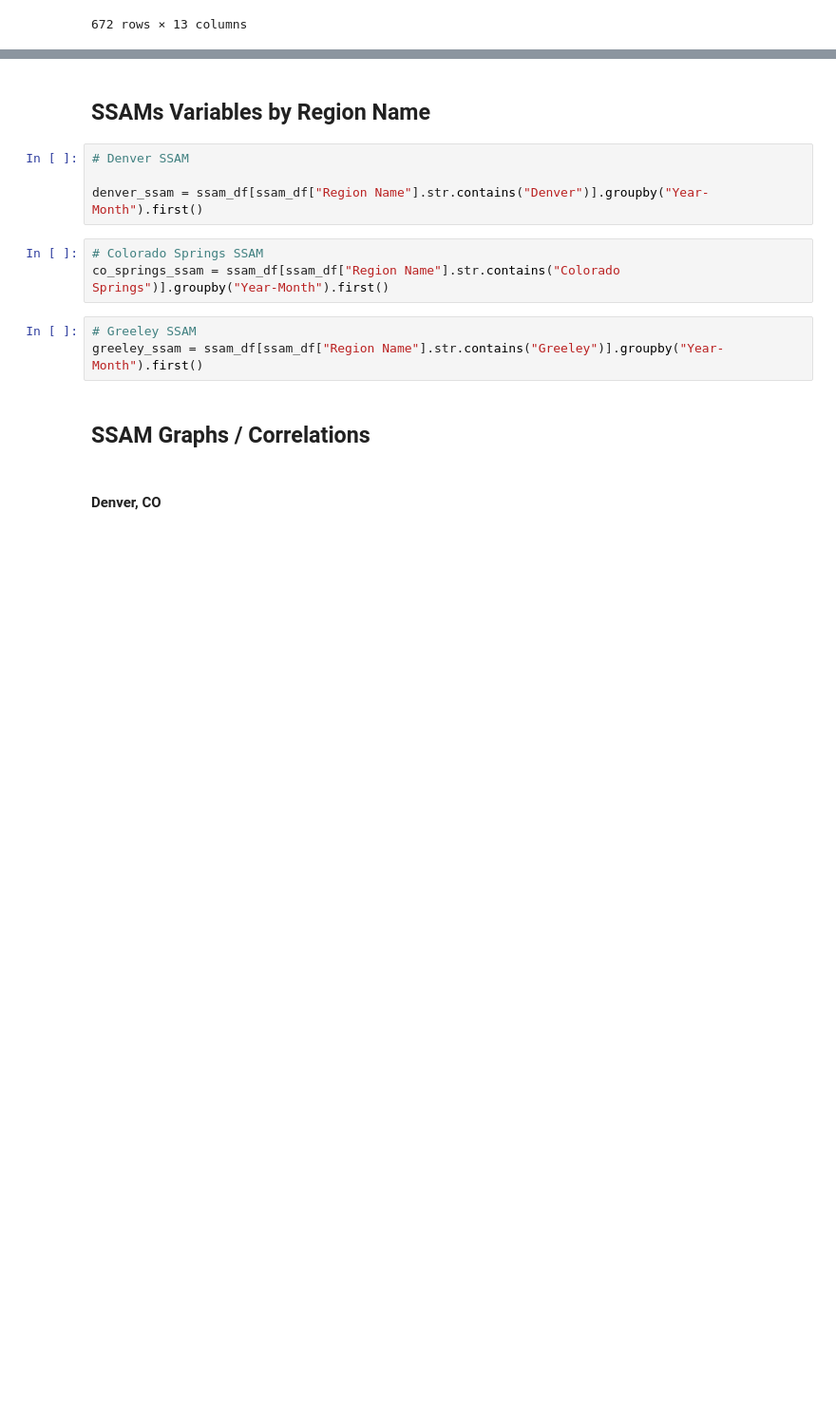
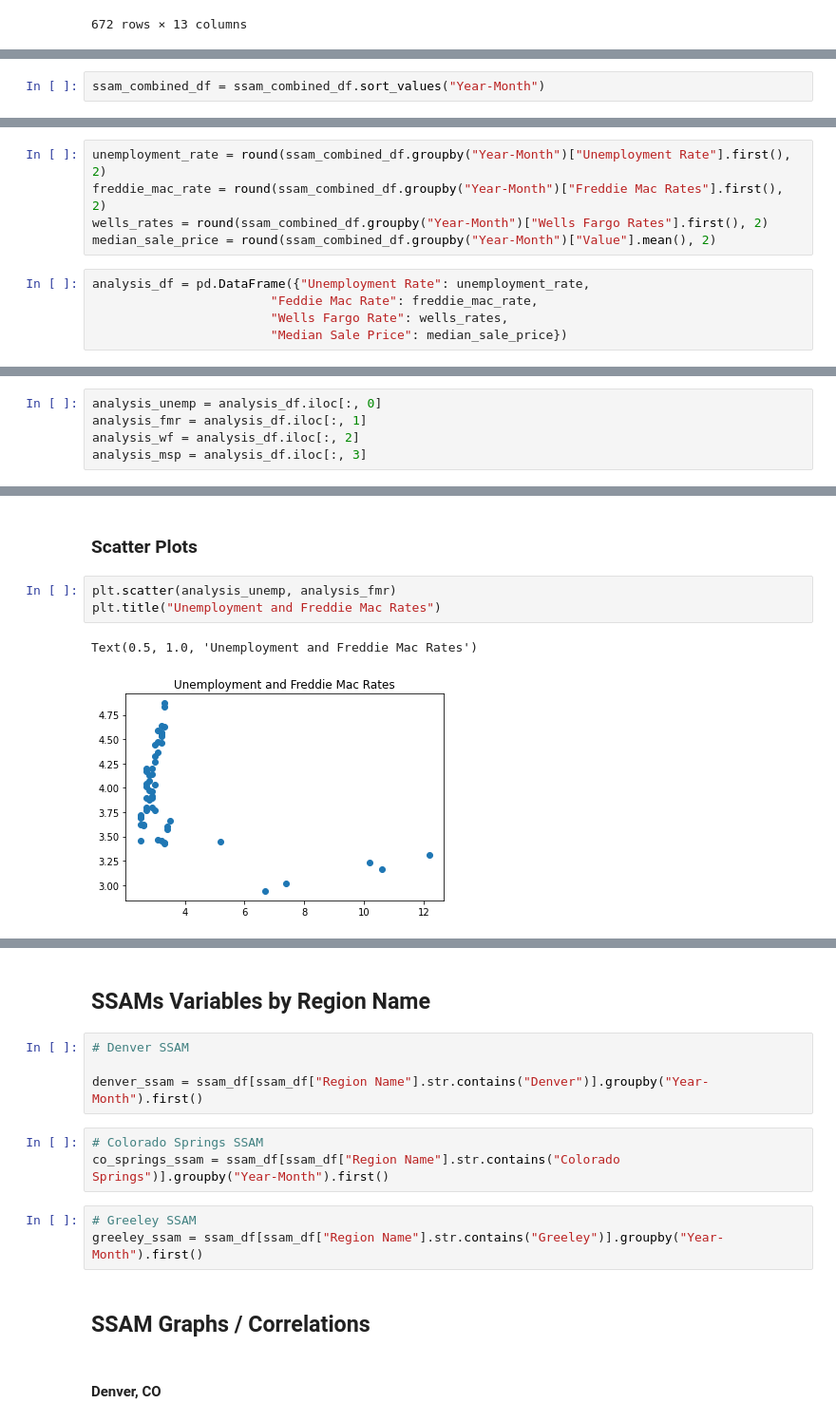
Before and after one commit to binetala/The_Very_Best_Team, a Jupyter notebook: Cole/median_sale_price_analyses.ipynb, the cells around one changed output, grey strips where cells are left out. Shown: that part at 95% size. Cells and saved outputs as stored; diff of their text form; blank space fills up the shorter version.

Commit message:
Overall scatter charts done

```diff
--- a/Cole/median_sale_price_analyses.ipynb
+++ b/Cole/median_sale_price_analyses.ipynb
@@ -75,0 +88,2 @@ ssam_df_single = ssam_df_single.reset_index()
+# %%
+ssam_combined_df = ssam_combined_df.sort_values("Year-Month")
@@ -75,0 +108,10 @@ ssam_df_single = ssam_df_single.reset_index()
+# %%
+unemployment_rate = round(ssam_combined_df.groupby("Year-Month")["Unemployment Rate"].first(), 2)
+freddie_mac_rate = round(ssam_combined_df.groupby("Year-Month")["Freddie Mac Rates"].first(), 2)
+wells_rates = round(ssam_combined_df.groupby("Year-Month")["Wells Fargo Rates"].first(), 2)
+median_sale_price = round(ssam_combined_df.groupby("Year-Month")["Value"].mean(), 2)
+# %%
+analysis_df = pd.DataFrame({"Unemployment Rate": unemployment_rate,
+                        "Feddie Mac Rate": freddie_mac_rate,
+                        "Wells Fargo Rate": wells_rates,
+                        "Median Sale Price": median_sale_price})
@@ -75,0 +128,5 @@ ssam_df_single = ssam_df_single.reset_index()
+# %%
+analysis_unemp = analysis_df.iloc[:, 0]
+analysis_fmr = analysis_df.iloc[:, 1]
+analysis_wf = analysis_df.iloc[:, 2]
+analysis_msp = analysis_df.iloc[:, 3]
@@ -75,0 +156,8 @@ ssam_df_single = ssam_df_single.reset_index()
+# %% [markdown]
+### Scatter Plots
+# %%
+plt.scatter(analysis_unemp, analysis_fmr)
+plt.title("Unemployment and Freddie Mac Rates")
+# %% [output]
+Text(0.5, 1.0, 'Unemployment and Freddie Mac Rates')
+[figure, added]
```
Also changed, not shown: parts of 53 cells of this notebook.
